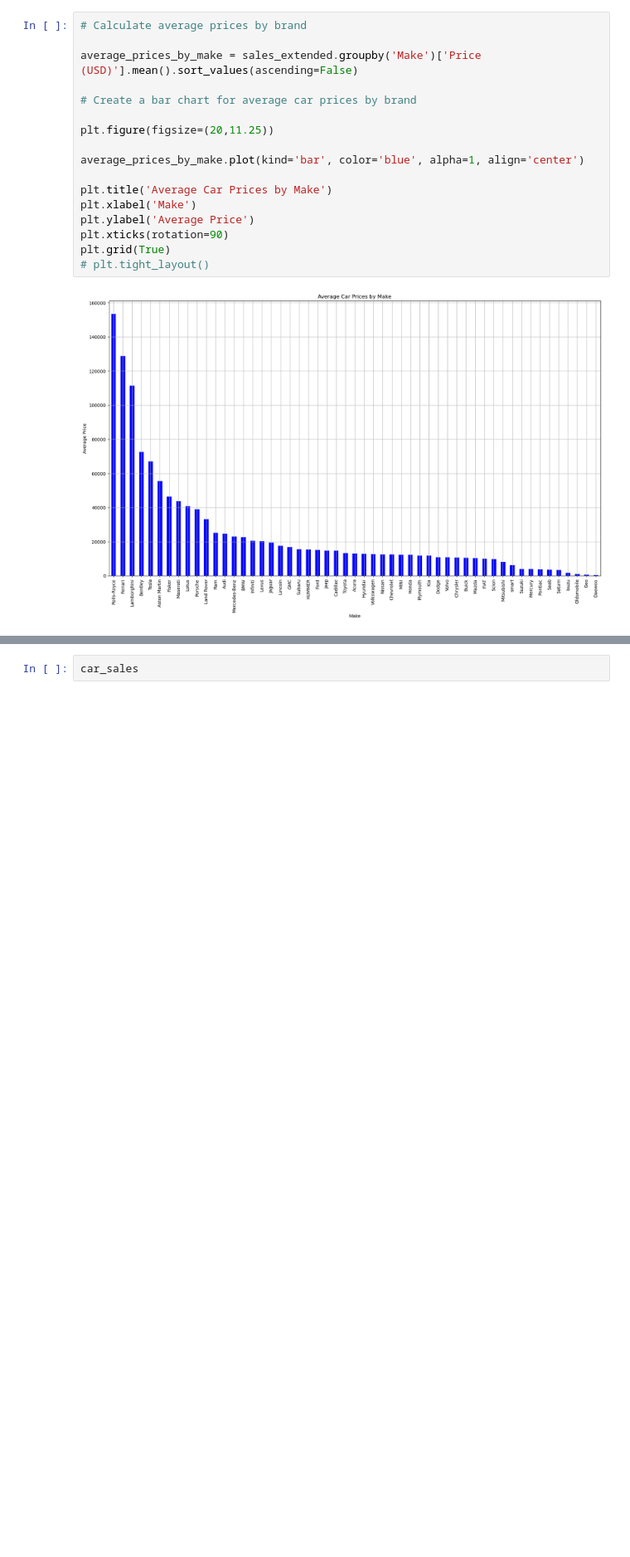
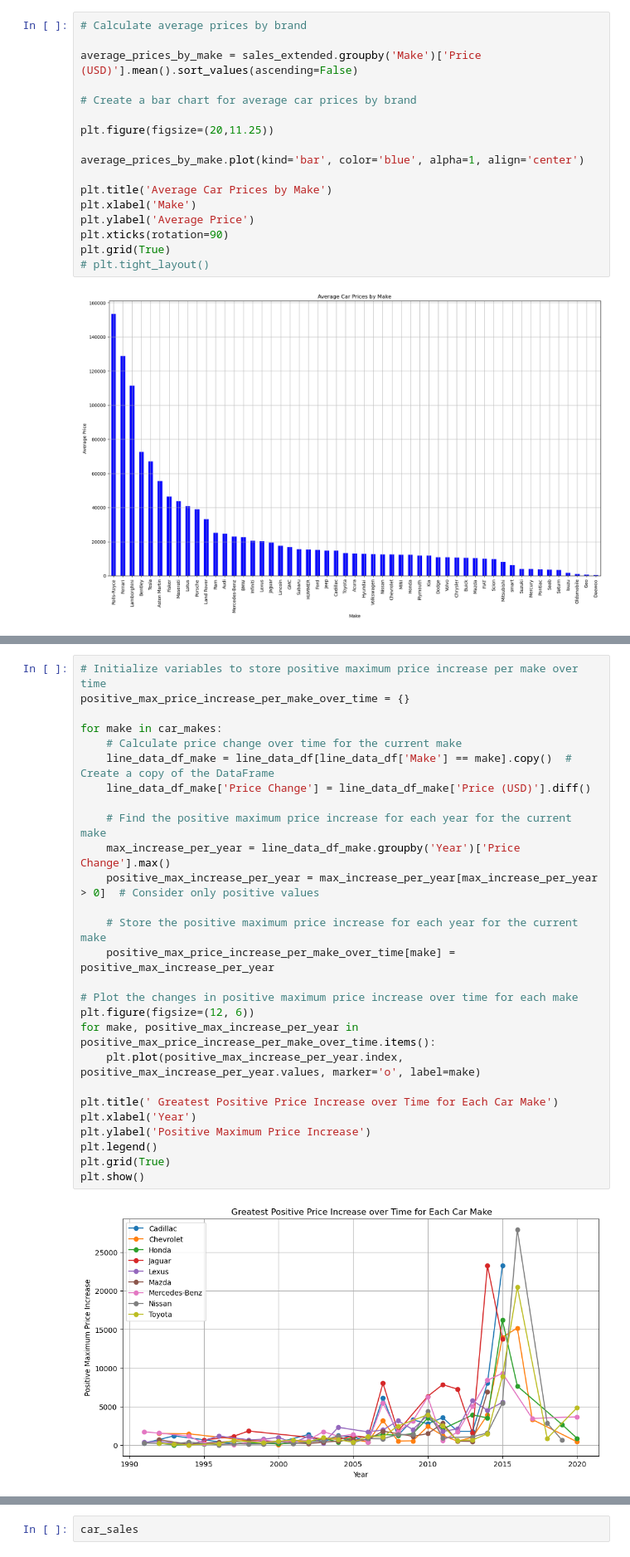
Before and after one commit to marsh52/project1, a Jupyter notebook: project1.ipynb, the cells around one changed output, grey strips where cells are left out. Shown: that part at 83% size. Saved outputs shown, nothing was run; the diff lists cells and outputs as text; blank space fills up the shorter version.

```diff
--- a/project1.ipynb
+++ b/project1.ipynb
@@ -181,0 +222,29 @@ plt.show()
+# %%
+# Initialize variables to store positive maximum price increase per make over time
+positive_max_price_increase_per_make_over_time = {}
+
+for make in car_makes:
+    # Calculate price change over time for the current make
+    line_data_df_make = line_data_df[line_data_df['Make'] == make].copy()  # Create a copy of the DataFrame
+    line_data_df_make['Price Change'] = line_data_df_make['Price (USD)'].diff()
+
+    # Find the positive maximum price increase for each year for the current make
+    max_increase_per_year = line_data_df_make.groupby('Year')['Price Change'].max()
+    positive_max_increase_per_year = max_increase_per_year[max_increase_per_year > 0]  # Consider only positive values
+
+    # Store the positive maximum price increase for each year for the current make
+    positive_max_price_increase_per_make_over_time[make] = positive_max_increase_per_year
+
+# Plot the changes in positive maximum price increase over time for each make
+plt.figure(figsize=(12, 6))
+for make, positive_max_increase_per_year in positive_max_price_increase_per_make_over_time.items():
+    plt.plot(positive_max_increase_per_year.index, positive_max_increase_per_year.values, marker='o', label=make)
+
+plt.title(' Greatest Positive Price Increase over Time for Each Car Make')
+plt.xlabel('Year')
+plt.ylabel('Positive Maximum Price Increase')
+plt.legend()
+plt.grid(True)
+plt.show()
+# %% [output]
+[figure, added]
```
Also changed, not shown: parts of 19 cells of this notebook.
